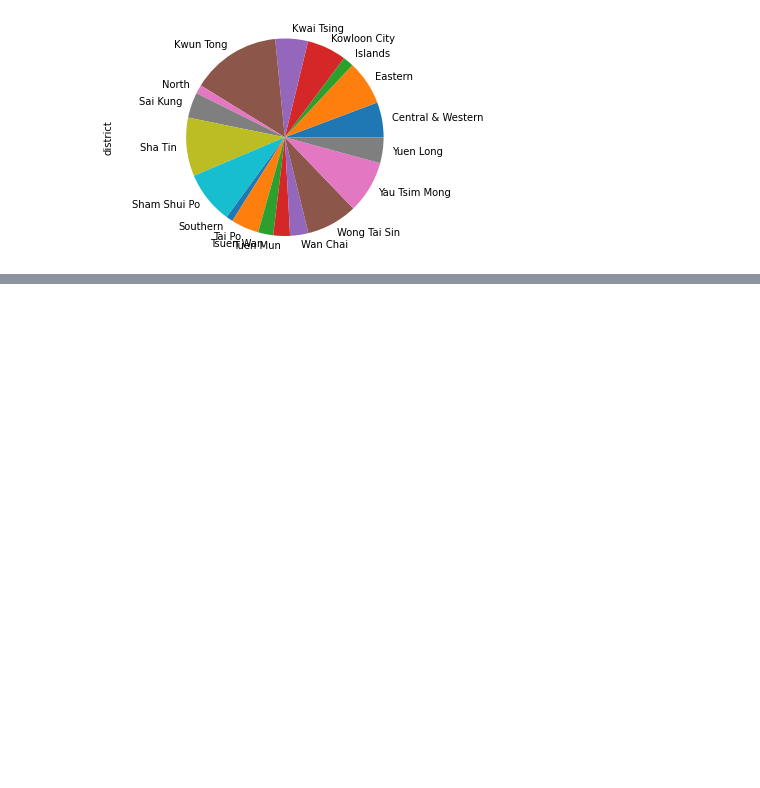
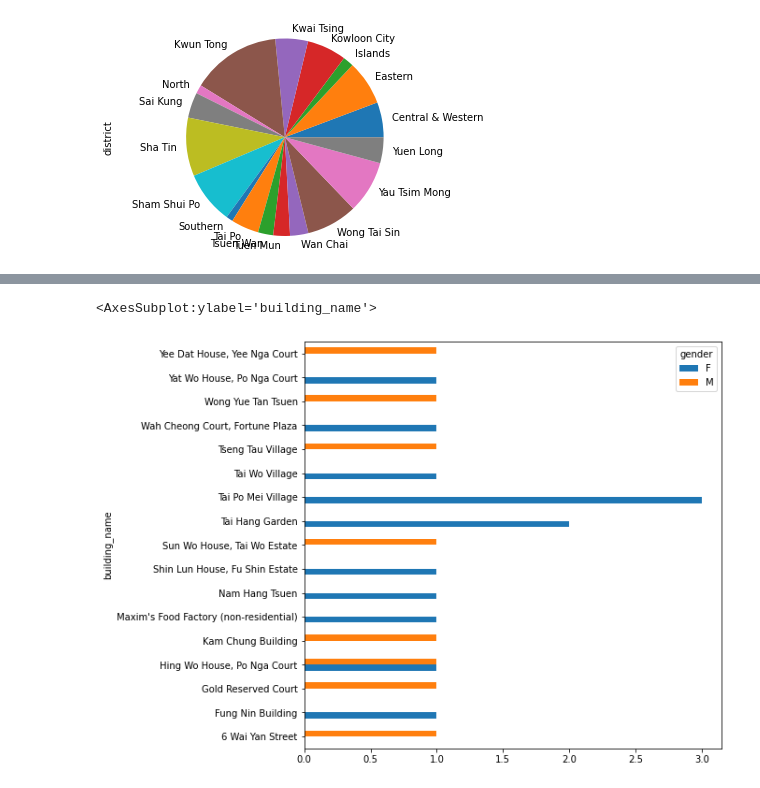
Before and after one commit to easonlai/covid19_hk_analysis, a Jupyter notebook: covid19-hk-analysis.ipynb, the cells around one changed output, grey strips where cells are left out. Saved outputs shown, nothing was run; the diff lists cells and outputs as text; code cells hidden in the pictures; blank space fills up the shorter version.

```diff
--- a/covid19-hk-analysis.ipynb
+++ b/covid19-hk-analysis.ipynb
@@ -480,10 +469,0 @@ df3_corr.head()
-# %%
-# Plotting columns/features correlation in-between by Matplotlib & Seaborn
-corr=df3_corr.corr()
-
-sns.set(font_scale=1.15)
-plt.figure(figsize=(14, 10))
-
-sns.heatmap(corr, vmax=.8, linewidths=0.01,
-            square=True,annot=True,cmap='YlGnBu',linecolor="black")
-plt.title('Correlation between features');
@@ -558,0 +748,6 @@ plt.show()
+# %%
+# Select necessary columns for analysis.
+tai_po_15_unique_a = tai_po_15_unique[['district','building_name','case_no','report_date','gender','age',
+                                       'hospitalised_discharged_deceased','hk_nonhk_resident',
+                                       'case_classification','confirmed_probable']]
+tai_po_15_unique_a
@@ -558,0 +772,7 @@ plt.show()
+# %%
+# Data Exploratory and Visualization. Group by gender & hk_nonhk_resident and count number of cases
+# and then present in bar chart.
+pd.crosstab(tai_po_15_unique_a['building_name'],tai_po_15_unique_a['gender']).plot.barh(figsize=(8,8))
+# %% [output]
+<AxesSubplot:ylabel='building_name'>
+[figure, added]
```
Also changed, not shown: parts of 22 cells of this notebook.
